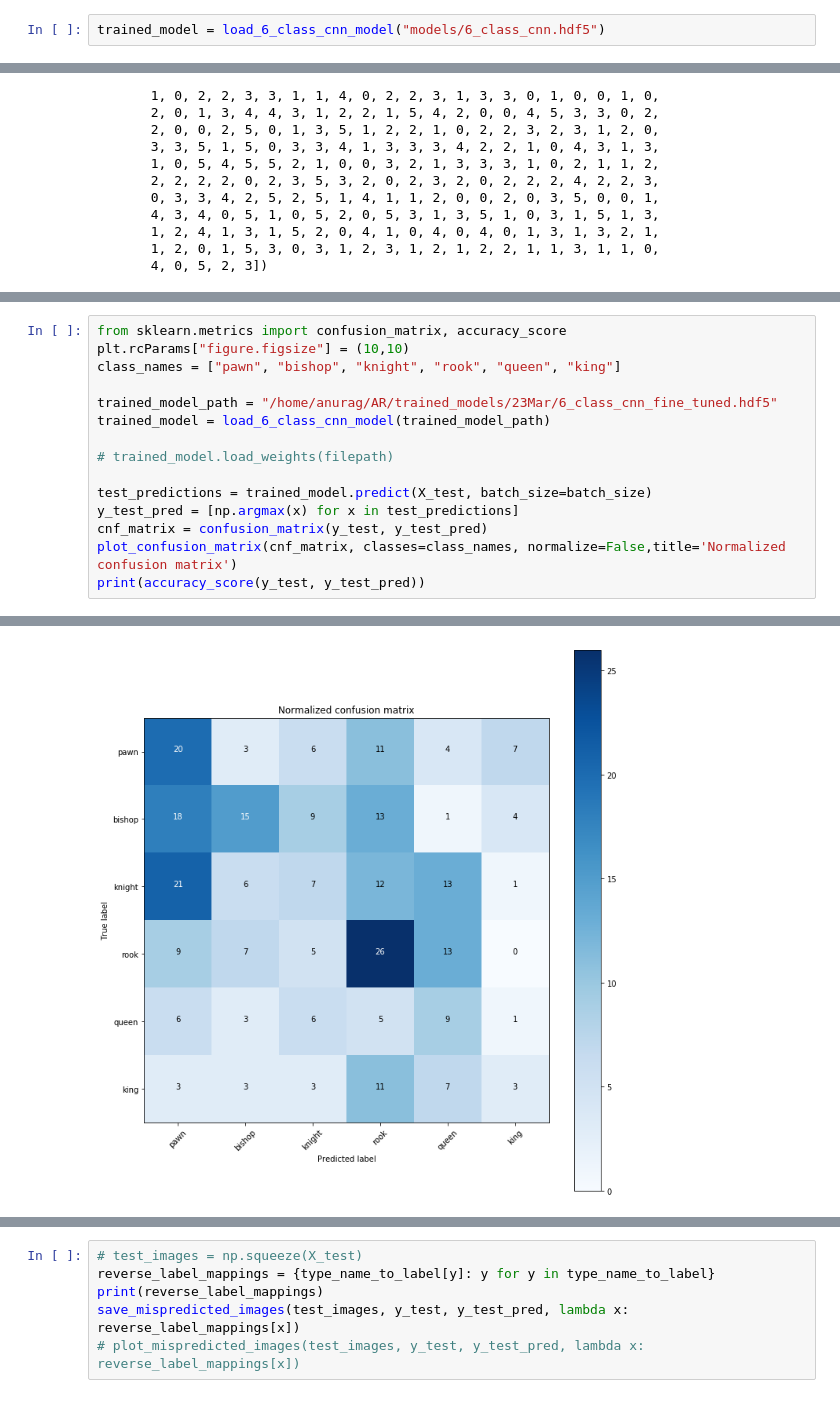
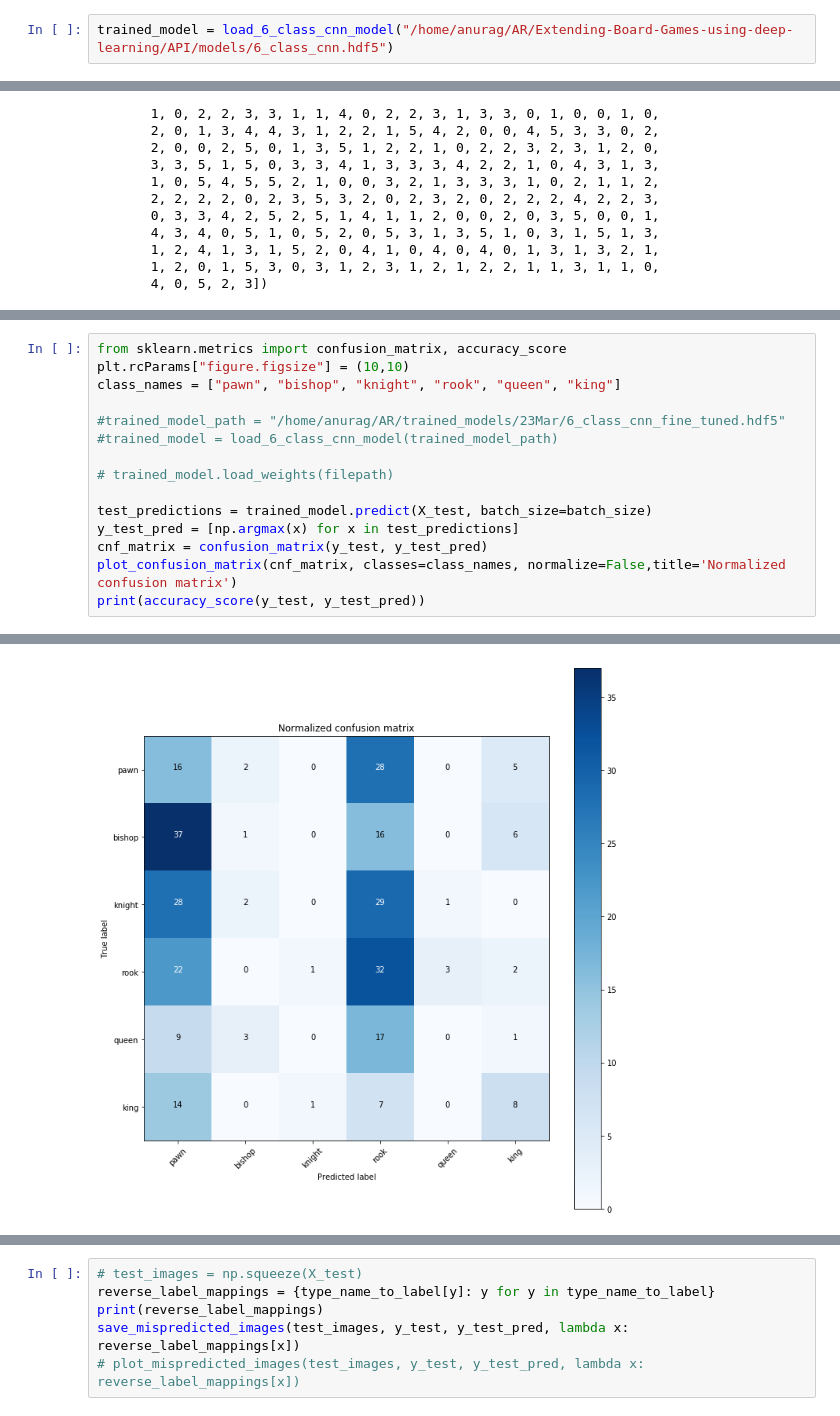
Before and after one commit to ace-racer/Extending-Board-Games-using-deep-learning, a Jupyter notebook: chess_piece_detection/6_class_classifier/Fine tune and eval 6 class classifier.ipynb, the cells around one changed output, grey strips where cells are left out. Cells and saved outputs as stored; diff of their text form.

Commit message:
Plot Confusion matrices as required

```diff
--- a/chess_piece_detection/6_class_classifier/Fine tune and eval 6 class classifier.ipynb
+++ b/chess_piece_detection/6_class_classifier/Fine tune and eval 6 class classifier.ipynb
@@ -187,7 +174,7 @@ def load_6_class_cnn_model(model_weights_location):
 
     return model
 # %%
-trained_model = load_6_class_cnn_model("models/6_class_cnn.hdf5")
+trained_model = load_6_class_cnn_model("/home/anurag/AR/Extending-Board-Games-using-deep-learning/API/models/6_class_cnn.hdf5")
 # %% [output]
 _________________________________________________________________
 Layer (type)                 Output Shape              Param #
@@ -390,8 +384,8 @@ from sklearn.metrics import confusion_matrix, accuracy_score
 plt.rcParams["figure.figsize"] = (10,10)
 class_names = ["pawn", "bishop", "knight", "rook", "queen", "king"]
 
-trained_model_path = "/home/anurag/AR/trained_models/23Mar/6_class_cnn_fine_tuned.hdf5"
-trained_model = load_6_class_cnn_model(trained_model_path)
+#trained_model_path = "/home/anurag/AR/trained_models/23Mar/6_class_cnn_fine_tuned.hdf5"
+#trained_model = load_6_class_cnn_model(trained_model_path)
 
 # trained_model.load_weights(filepath)
 
@@ -421,2 +406,2 @@ conv2d_2 (Conv2D)            (None, 32, 32, 64)        18496
-[figure, old version]
+[figure, new version]
 # %%
```
Also changed, not shown: parts of 6 cells of this notebook, 1 other file.
